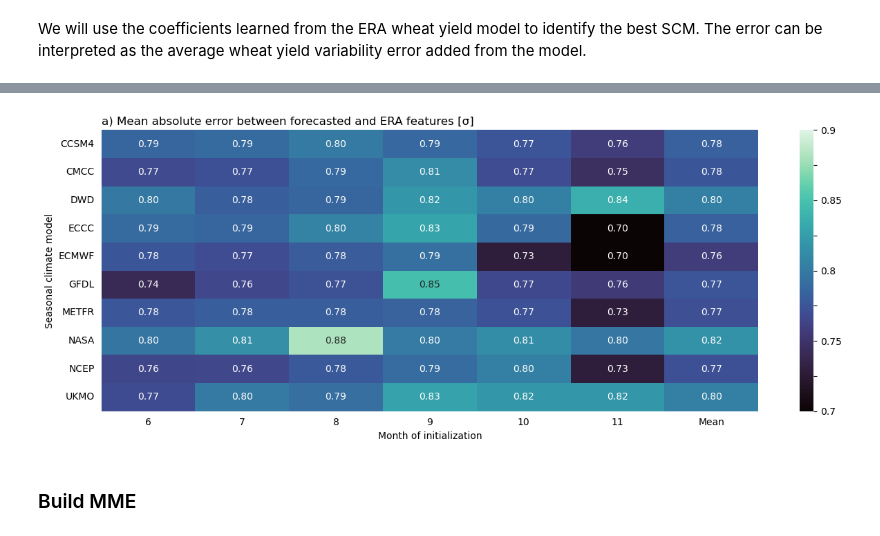
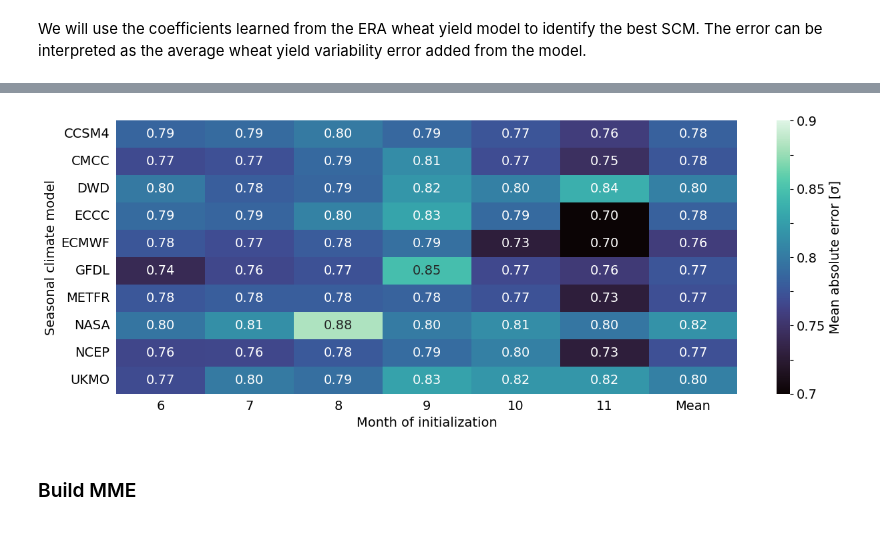
Before and after one commit to mzachow/wheat-yield-forecast-argentina, a Jupyter notebook: 4_prepare_scm_data.ipynb, the cells around one changed output, grey strips where cells are left out. Drawn from its saved outputs; the diff is of its cells as text; code cells hidden in the pictures.

```diff
--- a/4_prepare_scm_data.ipynb
+++ b/4_prepare_scm_data.ipynb
@@ -27,7 +27,7 @@ era_raw = pd.read_csv("files/ERA/processed/era_tmean_rain_all_departments.csv").
 # Read SCM data
 c3s = pd.read_csv("c3s/data/c3s_hindcasts.csv")
 nmme = pd.read_csv("nmme/data/nmme_hindcasts.csv")
-scm = pd.concat([nmme, c3s], ignore_index=True).drop_duplicates().rename(columns={"forecasted_month":"month"})
+scm = pd.concat([c3s, nmme], ignore_index=True).drop_duplicates().rename(columns={"forecasted_month":"month"})
 scm["rain"] = scm["rain"].apply(lambda x: x*1000)
 
 # Read study region polygon
@@ -334,35 +349,38 @@ data_plot_mae["Mean"] = data_plot_mae.mean(axis=1)
 # %%
+fontsize=14
 fig, axs = plt.subplots(1, 1, figsize=(13,5))
 
 
-sns.heatmap(data_plot_mae, cmap="mako", cbar=True, ax=axs, vmin=0.7, vmax=0.9, annot=True, fmt=".2f")
+sns.heatmap(data_plot_mae, cmap="mako", cbar=True, ax=axs, vmin=0.7, vmax=0.9, annot=True, fmt=".2f", annot_kws={"size":fontsize})
 axs.tick_params(left=False, bottom=False)
-axs.set_title("a) Mean absolute error between forecasted and ERA features [\u03C3]", loc="left")
+#axs.set_title("a) Mean absolute error between forecasted and ERA features [\u03C3]", loc="left", size=fontsize)
 axs.set_xticks(axs.get_xticks(), axs.get_xticklabels(), rotation=0, ha='center')
-axs.set_xlabel("Month of initialization");
-axs.set_ylabel("Seasonal climate model");
-axs.collections[0].colorbar.set_ticklabels([.7, "", .75, "", .8, "", .85, "", .9])
+axs.set_xlabel("Month of initialization", size=fontsize);
+axs.set_ylabel("Seasonal climate model", size=fontsize);
+axs.tick_params(axis='both', which='major', labelsize=fontsize)
+axs.collections[0].colorbar.set_label("Mean absolute error [\u03C3]", size=fontsize)
+axs.collections[0].colorbar.set_ticklabels([.7, "", .75, "", .8, "", .85, "", .9], size=fontsize)
 
 """
 sns.heatmap(data_plot_wmae, cmap="mako", cbar=True, ax=axs[1], annot=True)
 axs[1].tick_params(left=False, bottom=False)
 axs[1].set_title("b) Weighted mean absolute error", loc="left")
 axs[1].set_xticks(axs[1].get_xticks(), axs[1].get_xticklabels(), rotation=0, ha='center')
 axs[1].set_xlabel("");
 axs[1].set_ylabel("");
 
 sns.heatmap(data_plot_awse, cmap="mako", cbar=True, ax=axs[2], annot=True)
 axs[2].tick_params(left=False, bottom=False)
 axs[2].set_title("c) Absolute weighted sum of errors", loc="left")
 axs[2].set_xticks(axs[2].get_xticks(), axs[2].get_xticklabels(), rotation=0, ha='center')
 axs[2].set_xlabel("");
 axs[2].set_ylabel("");
 """
 plt.tight_layout()
-plt.savefig("files/figures/figure5.svg")
+#plt.savefig("files/figures/figure5.svg")
 plt.show()
 # %% [output]
-[figure, old version]
+[figure, new version]
 # %% [markdown]
 ### Build MME
 # %%
```
Also changed, not shown: parts of 6 cells of this notebook, 20 other files.
